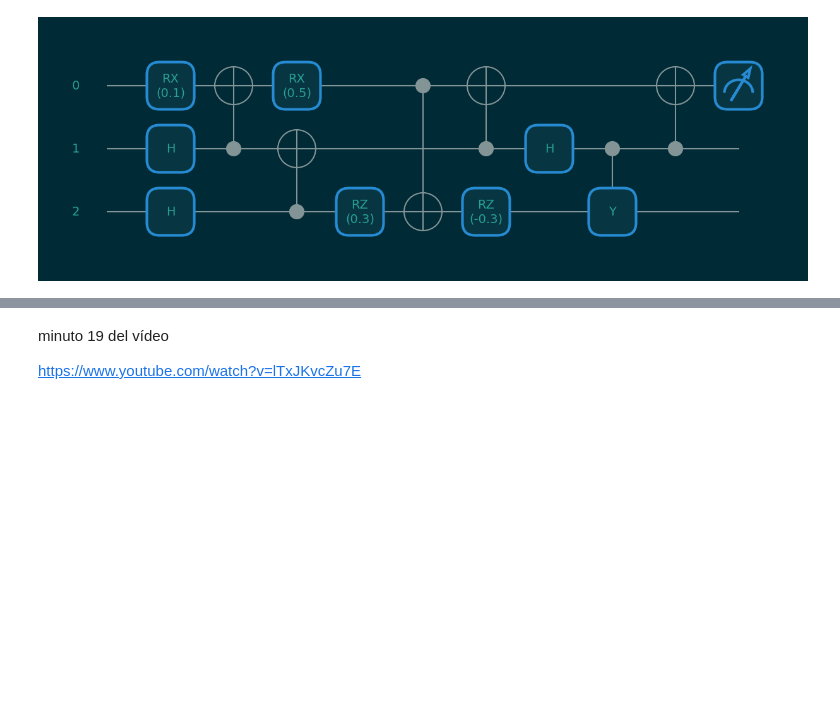
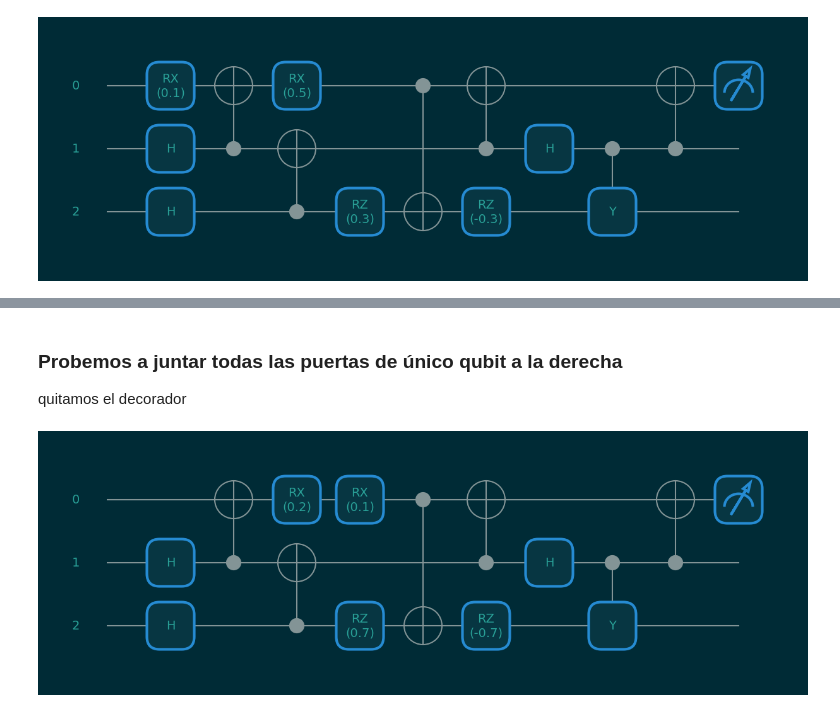
Before and after one commit to imardiego/pruebasQiskit, a Jupyter notebook: 9.-PennyLane.ipynb, the cells around one changed output, grey strips where cells are left out. Saved outputs shown, nothing was run; the diff lists cells and outputs as text; code cells hidden in the pictures; blank space fills up the shorter version.

```diff
--- a/9.-PennyLane.ipynb
+++ b/9.-PennyLane.ipynb
@@ -101,4 +192,4 @@ plt.show() # mostramos el circuito
 # %% [markdown]
-minuto 19 del vídeo
+### Probemos a juntar todas las puertas de único qubit a la derecha
 
-https://www.youtube.com/watch?v=lTxJKvcZu7E
+quitamos el decorador
@@ -104,0 +200,68 @@ https://www.youtube.com/watch?v=lTxJKvcZu7E
+# %%
+# número de qubits
+n_wires = 3
+
+# Creamos el device del circuito cuántico, el device es una entidad que representa un dispositivo cuántico a su modo
+# para interactuar con él
+#dev = qml.device("default.qubit", wires=n_wires, shots=1)
+
+# a esto lo llamamos decorator, que representa un dispositivo cuántico a su modo para interactuar con él
+#@qml.qnode(dev)
+
+# función para aplicar las puertas cuánticas al circuito
+def circuit(angles):
+    # Hadamard
+    qml.Hadamard(wires=1) # qubit 1
+    qml.Hadamard(wires=2) # qubit 2
+
+    # RX
+    qml.RX(angles[0], wires=0) # ángulo de rotación para el qubit 0 en el eje x
+
+    # CNOT
+    qml.CNOT(wires=[1, 0]) # qubit 1 control y qubit 0 objetivo
+    qml.CNOT(wires=[2, 1]) # qubit 2 control y qubit 1 objetivo
+
+    # RX
+    qml.RX(angles[2], wires=0) # ángulo de rotación para el qubit 0 en el eje x
+
+    # RZ
+    qml.RZ(angles[1], wires=2) # ángulo de rotación para el qubit 2 en el eje z
+
+    # CNOT
+    qml.CNOT(wires=[0, 2]) # qubit 0 control y qubit 2 objetivo
+
+    # RZ
+    qml.RZ(-angles[1], wires=2) # ángulo de rotación para el qubit 2 en el eje z negativo
+
+    # CNOT
+    qml.CNOT(wires=[1, 0]) # qubit 1 control y qubit 0 objetivo
+
+    # Hadamard
+    qml.Hadamard(wires=1) # qubit 1
+
+    # CY
+    qml.CY(wires=[1, 2]) # qubit 1 control y qubit 2 objetivo aplicando una rotación en el eje y
+
+    # CNOT
+    qml.CNOT(wires=[1, 0]) # qubit 1 control y qubit 0 objetivo
+
+    # expval es una
+    return qml.expval(qml.PauliZ(wires=0)) # medir el qubit 0 en la base Z
+
+# Ángulos de entrada al circuito
+angles =[0.2, 0.7, 0.1] # valores de los ángulos de rotación en radianes
+
+# Aplicamos la función al circuito mediante Qnode
+# quitamos el decorador que está comentado arriba
+qnode = qml.QNode(circuit, dev)
+
+# aplicamos la función commute_controlled para juntar todas las puertas de único qubit a la derecha
+# y lo guardamos en la variable commuted_qnode, actua sobre todas las puertas de uníco qubit
+commuted_qnode = qml.transforms.commute_controlled(qnode, direction="right")
+
+# le pasamos el objeto commuted_qnode a la función draw_mpl para dibujar el circuito
+qml.draw_mpl(commuted_qnode, decimals=1, style="solarized_dark")(angles)
+
+plt.show() # mostramos el circuito
+# %% [output]
+[figure, added]
```
Also changed, not shown: parts of 11 cells of this notebook.
